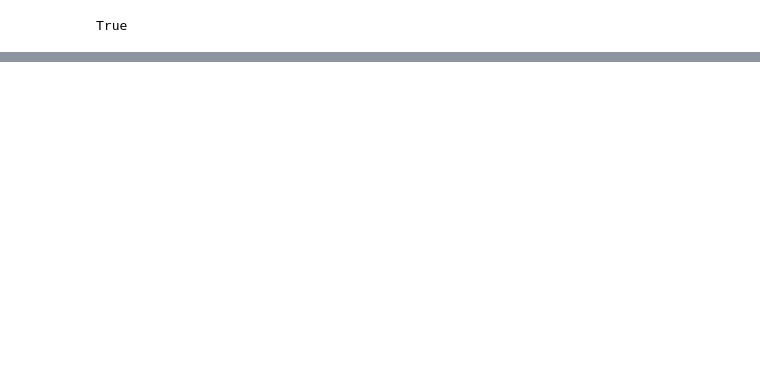
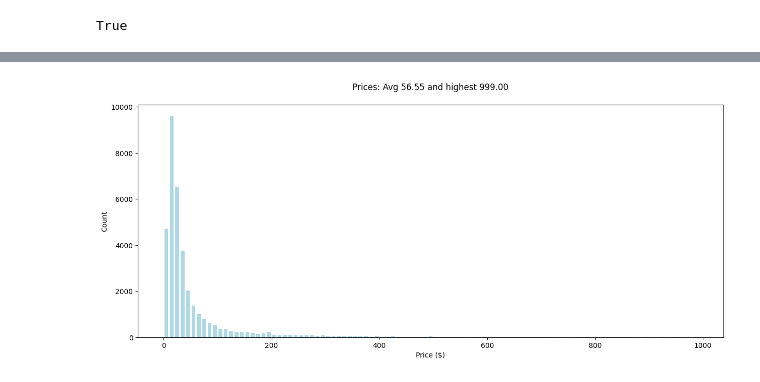
Before and after one commit to MWPerrineJr/llm_engineering-1, a Jupyter notebook: my-work/Week 6/1-day1.ipynb, the cells around one changed output, grey strips where cells are left out. Cells and saved outputs as stored; diff of their text form; code cells hidden in the pictures; blank space fills up the shorter version.

```diff
--- a/my-work/Week 6/1-day1.ipynb
+++ b/my-work/Week 6/1-day1.ipynb
@@ -29,0 +128,13 @@ True
+# %%
+# Plot the distribution of prices
+
+plt.figure(figsize=(15, 6))
+plt.title(f"Prices: Avg {sum(prices)/len(prices):,.2f} and highest {max(prices):,.2f}\n")
+plt.xlabel('Price ($)')
+plt.ylabel('Count')
+plt.hist(prices,
+rwidth=0.7,
+color='lightblue',
+bins=range(0, 1000, 10)); # Histogram of prices with bins of $10
+# %% [output]
+[figure, added]
```
Also changed, not shown: parts of 23 cells of this notebook.
